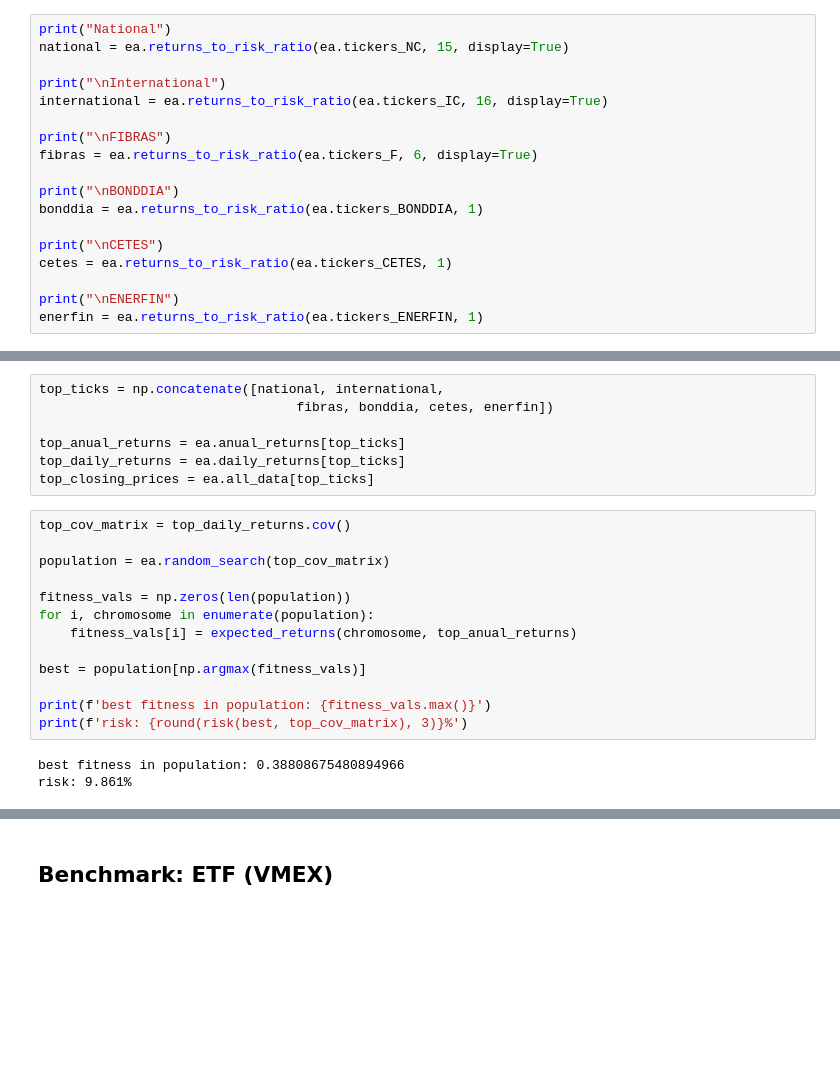
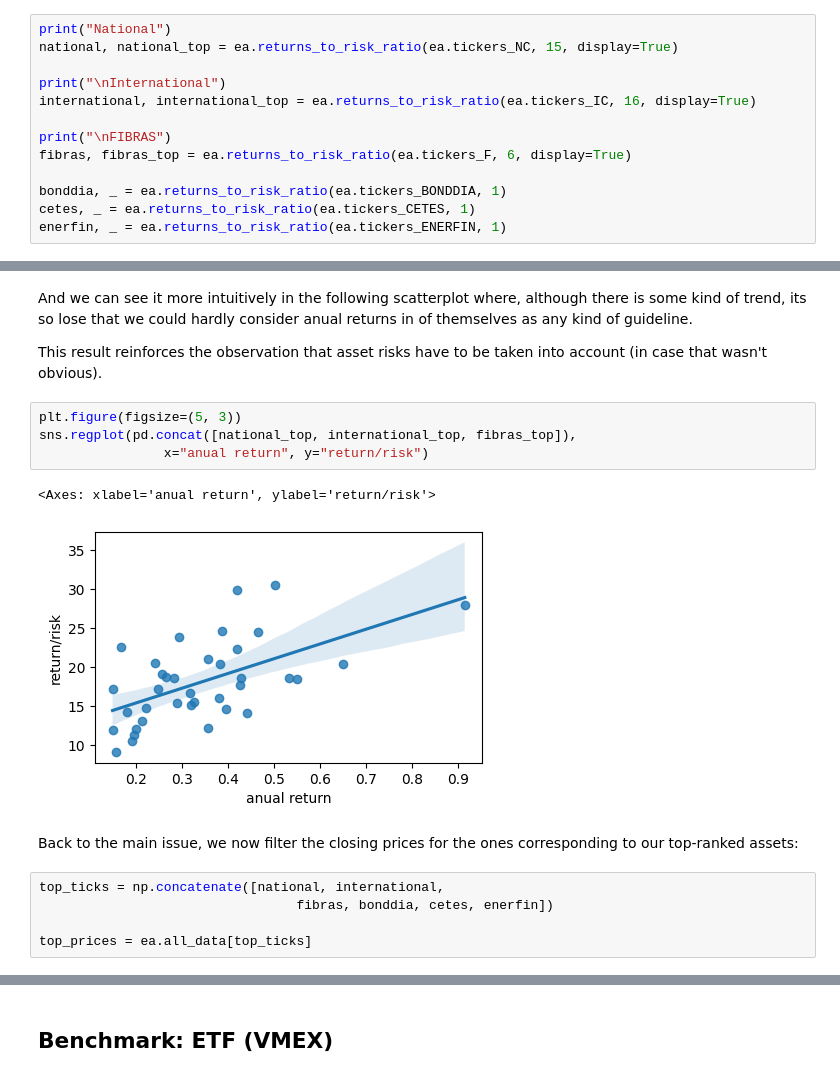
Before and after one commit to PanDomene/Evolutionary-Algorithm-for-Portfolio-Optimization, a Jupyter notebook: notebooks/benchmarks.ipynb, the cells around one changed output, grey strips where cells are left out. Saved outputs shown, nothing was run; the diff lists cells and outputs as text; blank space fills up the shorter version.

```diff
--- a/notebooks/benchmarks.ipynb
+++ b/notebooks/benchmarks.ipynb
@@ -86,21 +78,16 @@ risk: 12.169%
 # %%
 print("National")
-national = ea.returns_to_risk_ratio(ea.tickers_NC, 15, display=True)
+national, national_top = ea.returns_to_risk_ratio(ea.tickers_NC, 15, display=True)
 
 print("\nInternational")
-international = ea.returns_to_risk_ratio(ea.tickers_IC, 16, display=True)
+international, international_top = ea.returns_to_risk_ratio(ea.tickers_IC, 16, display=True)
 
 print("\nFIBRAS")
-fibras = ea.returns_to_risk_ratio(ea.tickers_F, 6, display=True)
+fibras, fibras_top = ea.returns_to_risk_ratio(ea.tickers_F, 6, display=True)
 
-print("\nBONDDIA")
-bonddia = ea.returns_to_risk_ratio(ea.tickers_BONDDIA, 1)
-
-print("\nCETES")
-cetes = ea.returns_to_risk_ratio(ea.tickers_CETES, 1)
-
-print("\nENERFIN")
-enerfin = ea.returns_to_risk_ratio(ea.tickers_ENERFIN, 1)
+bonddia, _ = ea.returns_to_risk_ratio(ea.tickers_BONDDIA, 1)
+cetes, _ = ea.returns_to_risk_ratio(ea.tickers_CETES, 1)
+enerfin, _ = ea.returns_to_risk_ratio(ea.tickers_ENERFIN, 1)
 # %% [output]
 National
                return/risk  anual return
@@ -122,23 +118,18 @@ ENERFINPF2.MX   101.696073      0.073291
+# %% [markdown]
+And we can see it more intuitively in the following scatterplot where, although there is some kind of trend, its so lose that we could hardly consider anual returns in of themselves as any kind of guideline.
+
+This result reinforces the observation that asset risks have to be taken into account (in case that wasn't obvious).
+# %%
+plt.figure(figsize=(5, 3))
+sns.regplot(pd.concat([national_top, international_top, fibras_top]),
+                x="anual return", y="return/risk")
+# %% [output]
+<Axes: xlabel='anual return', ylabel='return/risk'>
+[figure, added]
+# %% [markdown]
+Back to the main issue, we now filter the closing prices for the ones corresponding to our top-ranked assets:
 # %%
 top_ticks = np.concatenate([national, international,
                                  fibras, bonddia, cetes, enerfin])
 
-top_anual_returns = ea.anual_returns[top_ticks]
-top_daily_returns = ea.daily_returns[top_ticks]
-top_closing_prices = ea.all_data[top_ticks]
+top_prices = ea.all_data[top_ticks]
-# %%
-top_cov_matrix = top_daily_returns.cov()
-
-population = ea.random_search(top_cov_matrix)
-
-fitness_vals = np.zeros(len(population))
-for i, chromosome in enumerate(population):
-    fitness_vals[i] = expected_returns(chromosome, top_anual_returns)
-
-best = population[np.argmax(fitness_vals)]
-
-print(f'best fitness in population: {fitness_vals.max()}')
-print(f'risk: {round(risk(best, top_cov_matrix), 3)}%')
-# %% [output]
-best fitness in population: 0.38808675480894966
-risk: 9.861%
```
Also changed, not shown: parts of 26 cells of this notebook, 8 other files.
